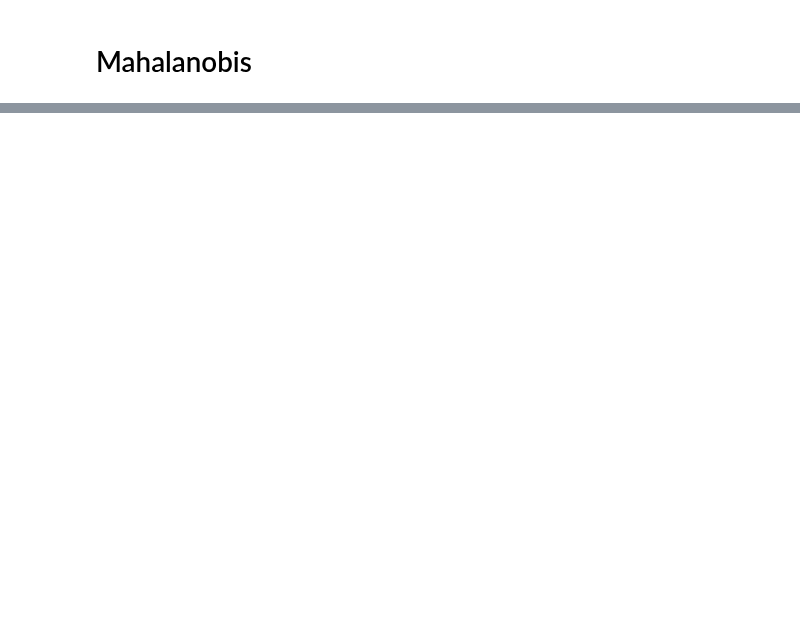
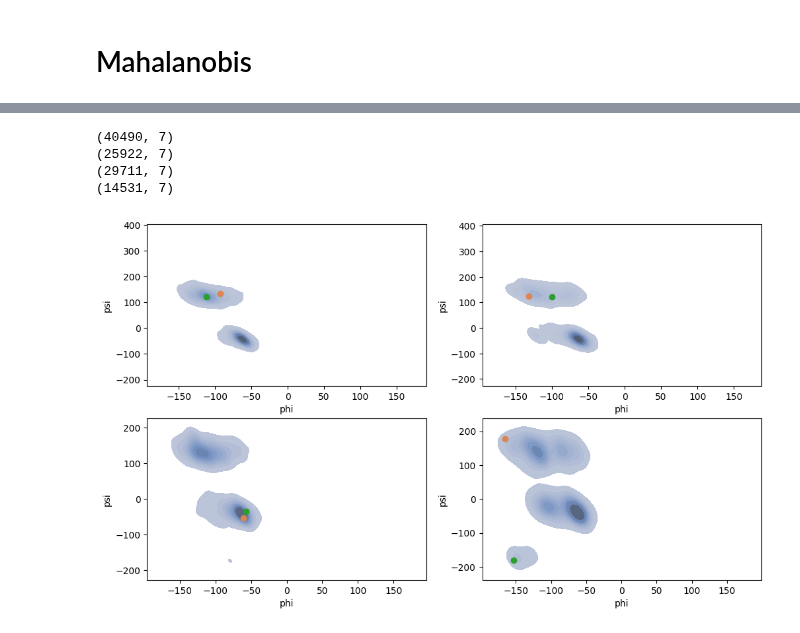
Before and after one commit to Musa-Azeem/protein-dihedral-visualization, a Jupyter notebook: casp.ipynb, the cells around one changed output, grey strips where cells are left out. Drawn from its saved outputs; the diff is of its cells as text; code cells hidden in the pictures; blank space fills up the shorter version.

```diff
--- a/casp.ipynb
+++ b/casp.ipynb
@@ -381,8 +450,8 @@ import matplotlib.pyplot as plt
 from scipy.stats import gaussian_kde
 
 
-seq = '031_MTI'
-phi_psi_dist = phi_psi_mined_by_window.loc[phi_psi_mined_by_window.seq == seq][['phi','psi']]
+seq = overlapping_seqs[5]
+phi_psi_dist = phi_psi_mined.loc[phi_psi_mined.seq == seq][['phi','psi']]
 
 # Find clusters
 clustering = DBSCAN(eps=7, min_samples=3).fit(phi_psi_dist.values)
@@ -399,14 +468,15 @@ icov = np.linalg.inv(cov)
 
 # xray
 xray = xray_phi_psi[xray_phi_psi.seq == seq][['phi','psi']].values
+pos = xray_phi_psi[xray_phi_psi.seq == seq]['pos'].values[0]
 md_xray = (xray - phi_psi_c.mean(axis=0)) @ icov @ (xray - phi_psi_c.mean(axis=0)).T
 
 # alphafold to most common cluster
-alpha = phi_psi_predictions_by_window[(phi_psi_predictions_by_window.protein_id == 'T1024TS427_1') & (phi_psi_predictions_by_window.seq == seq)][['phi','psi']].values
+alpha = phi_psi_predictions[(phi_psi_predictions.protein_id == alphafold_id) & (phi_psi_predictions.seq == seq)][['phi','psi']].values
 md_alpha = (alpha - phi_psi_c.mean(axis=0)) @ icov @ (alpha - phi_psi_c.mean(axis=0)).T
 
 # Other predictions
-preds = phi_psi_predictions_by_window[phi_psi_predictions_by_window.seq == seq][['phi','psi']].values
+preds = phi_psi_predictions[phi_psi_predictions.seq == seq][['phi','psi']].values
 icov = np.repeat(np.expand_dims(icov, 0), preds.shape[0], axis=0) # expand for batch matrix multiplication
 md_preds = md = (np.expand_dims((preds - phi_psi_c.mean(axis=0)), 1) @ icov @ np.expand_dims((preds - phi_psi_c.mean(axis=0)), 2)).squeeze()
 
@@ -420,7 +490,7 @@ ax.set_xlim(-200, 110)
 ax.set_ylim(-200, 230)
 ax.set_xlabel('Phi')
 ax.set_ylabel('Psi')
-ax.set_title(f'PDBMine Dihedral Distribution for Residue T of Window MTI (Position 31)')
+ax.set_title(f'PDBMine Dihedral Distribution for Residue {seq[-WINDOW_SIZE//2]} of Window {seq} (Position {pos})')
 ax.legend()
 plt.tight_layout()
 
@@ -445,17 +528,17 @@ import matplotlib.pyplot as plt
 from scipy.stats import gaussian_kde
 
 mds = []
-phi_psi_predictions_by_window['md'] = np.nan
+phi_psi_predictions['md'] = np.nan
 xray_phi_psi['md'] = np.nan
-for i,seq in tqdm(enumerate(phi_psi_mined_by_window.seq.unique())):
-    phi_psi_dist = phi_psi_mined_by_window.loc[phi_psi_mined_by_window.seq == seq][['phi','psi']]
+for i,seq in tqdm(enumerate(phi_psi_mined.seq.unique())):
+    phi_psi_dist = phi_psi_mined.loc[phi_psi_mined.seq == seq][['phi','psi']]
     xray = xray_phi_psi[xray_phi_psi.seq == seq][['phi','psi']].values
-    preds = phi_psi_predictions_by_window.loc[phi_psi_predictions_by_window.seq == seq][['phi','psi']].values
+    preds = phi_psi_predictions.loc[phi_psi_predictions.seq == seq][['phi','psi']].values
 
     if phi_psi_dist.shape[0] < 2 or xray.shape[0] < 1 or preds.shape[0] < 1:
         print(f'Skipping {seq} - not enough data points')
         xray_phi_psi.loc[xray_phi_psi.seq == seq, 'md'] = np.nan
-        phi_psi_predictions_by_window.loc[phi_psi_predictions_by_window.seq == seq, 'md'] = np.nan
+        phi_psi_predictions.loc[phi_psi_predictions.seq == seq, 'md'] = np.nan
         continue
     # Find clusters
     clustering = DBSCAN(eps=10, min_samples=3).fit(phi_psi_dist.values)
@@ -471,7 +554,7 @@ for i,seq in tqdm(enumerate(phi_psi_mined_by_window.seq.unique())):
     if np.linalg.det(cov) == 0:
         print(f'Skipping {seq} - singular matrix')
         xray_phi_psi.loc[xray_phi_psi.seq == seq, 'md'] = np.nan
-        phi_psi_predictions_by_window.loc[phi_psi_predictions_by_window.seq == seq, 'md'] = np.nan
+        phi_psi_predictions.loc[phi_psi_predictions.seq == seq, 'md'] = np.nan
         continue
     icov = np.linalg.inv(cov)
 
@@ -491,8 +574,8 @@ for i,seq in tqdm(enumerate(phi_psi_mined_by_window.seq.unique())):
         md = np.nan
     else:
         md = np.sqrt(md)
-    phi_psi_predictions_by_window.loc[phi_psi_predictions_by_window.seq == seq, 'md'] = md
+    phi_psi_predictions.loc[phi_psi_predictions.seq == seq, 'md'] = md
 
-phi_psi_predictions_by_window.to_csv('phi_psi_predictions_by_window_md.csv', index=False)
+phi_psi_predictions.to_csv('phi_psi_predictions_md.csv', index=False)
 xray_phi_psi.to_csv('xray_phi_psi_md.csv', index=False)
 # %%
@@ -540,14 +658,21 @@ print(f"R-squared: {regr.rvalue**2:.6f}")
 # %%
 # plot dists with highest mahalanobis distance for alphafold
-phi_psi_alpha = phi_psi_predictions_by_window[phi_psi_predictions_by_window.protein_id == 'T1024TS427_1']
+phi_psi_alpha = phi_psi_predictions[phi_psi_predictions.protein_id == alphafold_id]
 seqs_with_highest_maha = phi_psi_alpha.sort_values('md', ascending=False).head(16).seq.values
-
 m = 0
 fig, axes = plt.subplots(2,2,figsize=(12,7))
 for i,seq in enumerate(seqs_with_highest_maha[m:m+4]):
-    phi_psi_dist = phi_psi_mined_by_window[phi_psi_mined_by_window.seq == seq]
+    xray_phi_psi_seq = xray_phi_psi[xray_phi_psi.seq == seq]
+    phi_psi_dist = phi_psi_mined[phi_psi_mined.seq == seq]
     print(phi_psi_dist.shape)
     phi_psi_alpha_seq = phi_psi_alpha[phi_psi_alpha.seq == seq]
     ax = axes.flatten()[i]
     sns.kdeplot(data=phi_psi_dist, x='phi', y='psi', ax=ax, fill=True, color='#7490c0', legend=True)
     ax.plot(phi_psi_alpha_seq.phi, phi_psi_alpha_seq.psi, 'o', color='#dd8452', label='Prediction')
+    ax.plot(xray_phi_psi_seq.phi, xray_phi_psi_seq.psi, 'o', color='tab:green', label='X-ray')
+# %% [output]
+(40490, 7)
+(25922, 7)
+(29711, 7)
+(14531, 7)
+[figure, added]
```
Also changed, not shown: parts of 27 cells of this notebook.
